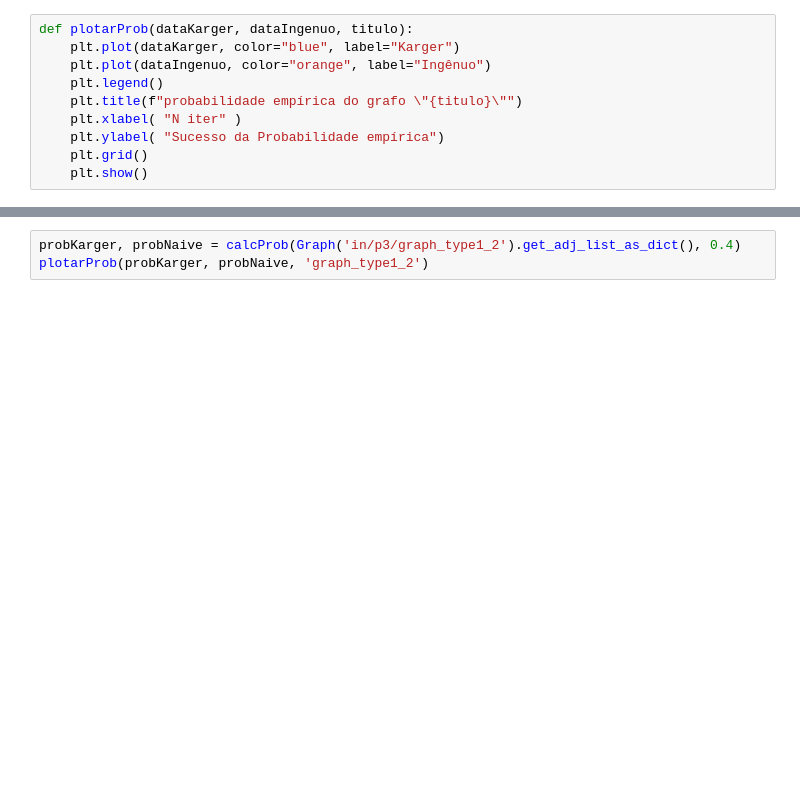
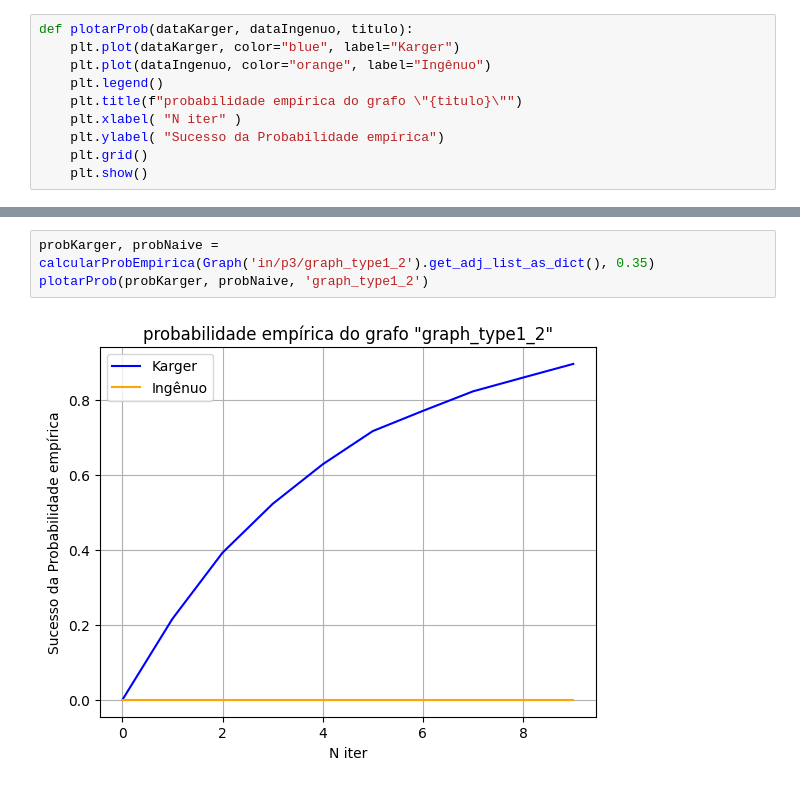
Before and after one commit to jcirilo/grafos-ufpb, a Jupyter notebook: karger.ipynb, the cells around one changed output, grey strips where cells are left out. Cells and saved outputs as stored; diff of their text form; blank space fills up the shorter version.

```diff
--- a/karger.ipynb
+++ b/karger.ipynb
@@ -120,4 +132,6 @@ plotarProb(probKarger, probNaive, 'graph_type1_1')
 # %%
-probKarger, probNaive = calcProb(Graph('in/p3/graph_type1_2').get_adj_list_as_dict(), 0.4)
+probKarger, probNaive = calcularProbEmpirica(Graph('in/p3/graph_type1_2').get_adj_list_as_dict(), 0.35)
 plotarProb(probKarger, probNaive, 'graph_type1_2')
+# %% [output]
+[figure, added]
 # %%
```
Also changed, not shown: parts of 15 cells of this notebook.
